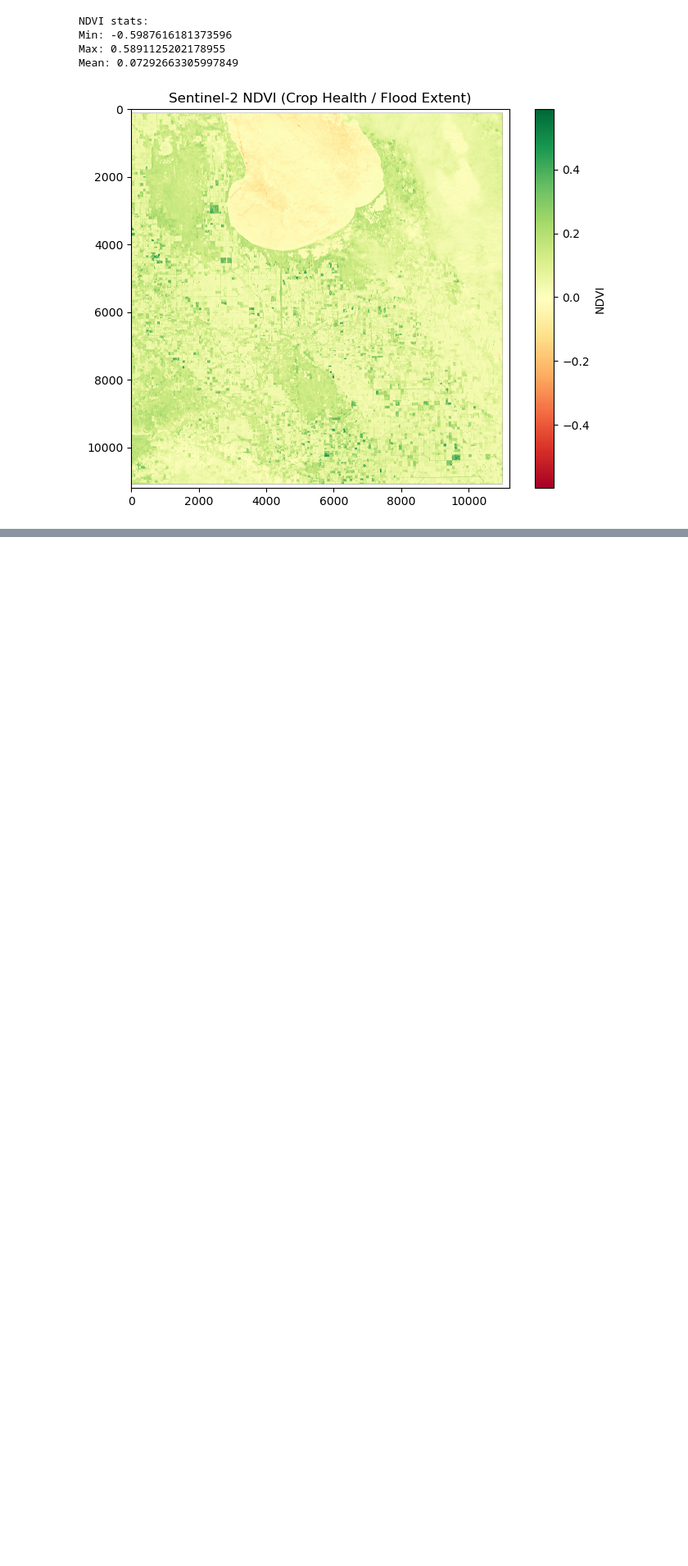
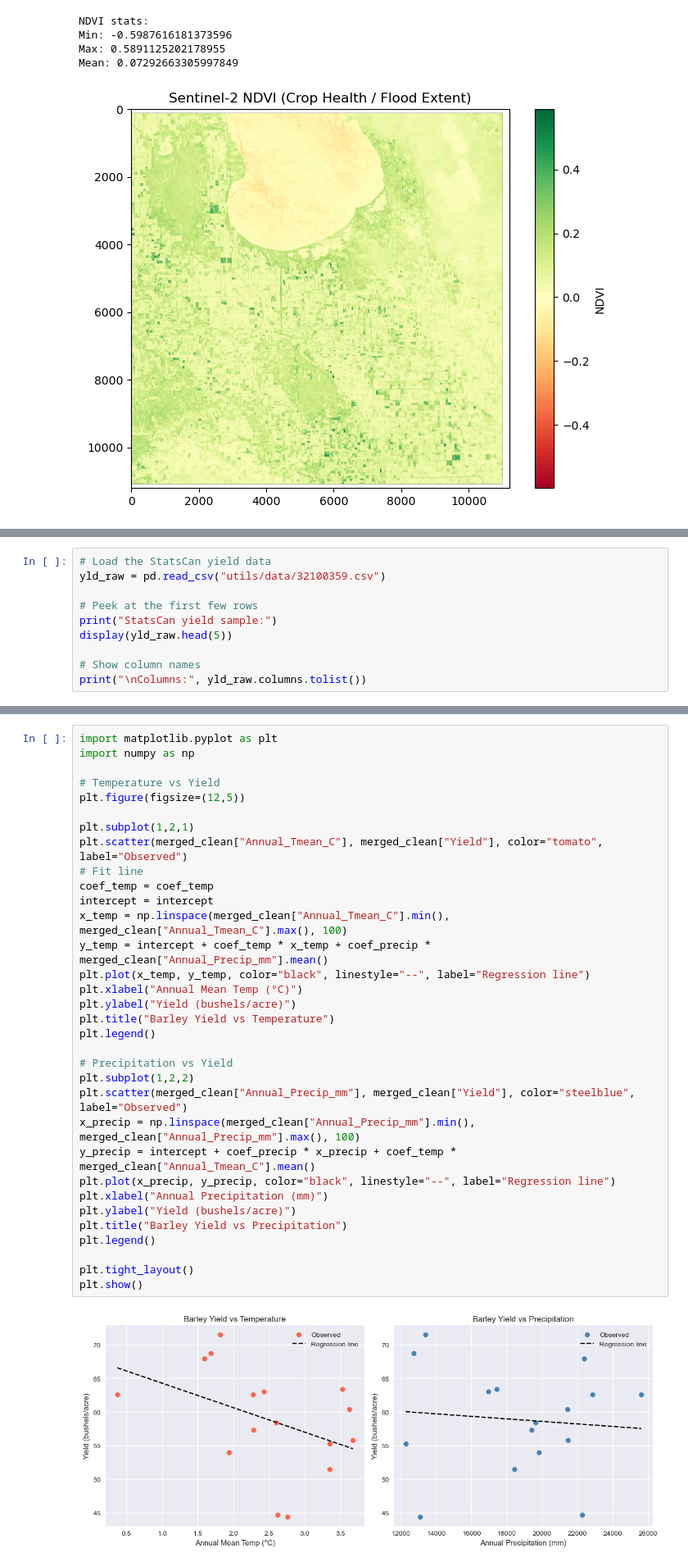
Before and after one commit to samadabdulazeez/capstone, a Jupyter notebook: 01_data_exploration.ipynb, the cells around one changed output, grey strips where cells are left out. Shown at 82% size. Saved outputs shown, nothing was run; the diff lists cells and outputs as text; blank space fills up the shorter version.

```diff
--- a/01_data_exploration.ipynb
+++ b/01_data_exploration.ipynb
@@ -600,0 +818,10 @@ Mean: 0.07292663305997849
+# %%
+# Load the StatsCan yield data
+yld_raw = pd.read_csv("utils/data/32100359.csv")
+
+# Peek at the first few rows
+print("StatsCan yield sample:")
+display(yld_raw.head(5))
+
+# Show column names
+print("\nColumns:", yld_raw.columns.tolist())
@@ -600,0 +997,35 @@ Mean: 0.07292663305997849
+# %%
+import matplotlib.pyplot as plt
+import numpy as np
+
+# Temperature vs Yield
+plt.figure(figsize=(12,5))
+
+plt.subplot(1,2,1)
+plt.scatter(merged_clean["Annual_Tmean_C"], merged_clean["Yield"], color="tomato", label="Observed")
+# Fit line
+coef_temp = coef_temp
+intercept = intercept
+x_temp = np.linspace(merged_clean["Annual_Tmean_C"].min(), merged_clean["Annual_Tmean_C"].max(), 100)
+y_temp = intercept + coef_temp * x_temp + coef_precip * merged_clean["Annual_Precip_mm"].mean()
+plt.plot(x_temp, y_temp, color="black", linestyle="--", label="Regression line")
+plt.xlabel("Annual Mean Temp (°C)")
+plt.ylabel("Yield (bushels/acre)")
+plt.title("Barley Yield vs Temperature")
+plt.legend()
+
+# Precipitation vs Yield
+plt.subplot(1,2,2)
+plt.scatter(merged_clean["Annual_Precip_mm"], merged_clean["Yield"], color="steelblue", label="Observed")
+x_precip = np.linspace(merged_clean["Annual_Precip_mm"].min(), merged_clean["Annual_Precip_mm"].max(), 100)
+y_precip = intercept + coef_precip * x_precip + coef_temp * merged_clean["Annual_Tmean_C"].mean()
+plt.plot(x_precip, y_precip, color="black", linestyle="--", label="Regression line")
+plt.xlabel("Annual Precipitation (mm)")
+plt.ylabel("Yield (bushels/acre)")
+plt.title("Barley Yield vs Precipitation")
+plt.legend()
+
+plt.tight_layout()
+plt.show()
+# %% [output]
+[figure, added]
```
Also changed, not shown: parts of 26 cells of this notebook, 2 other files.
